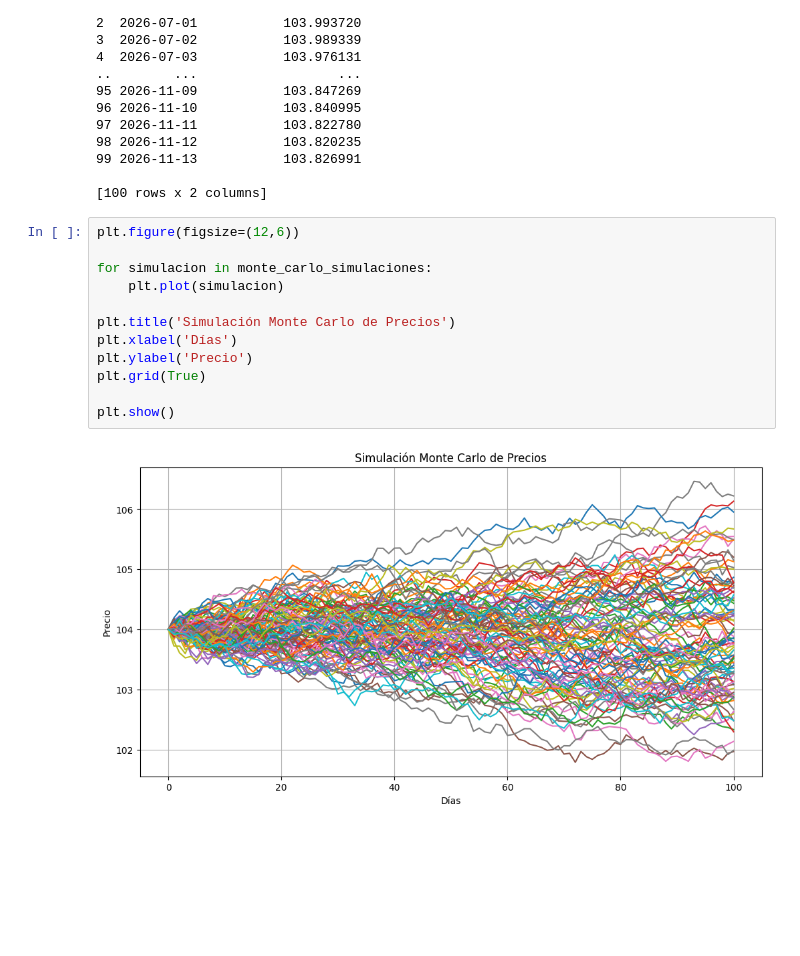
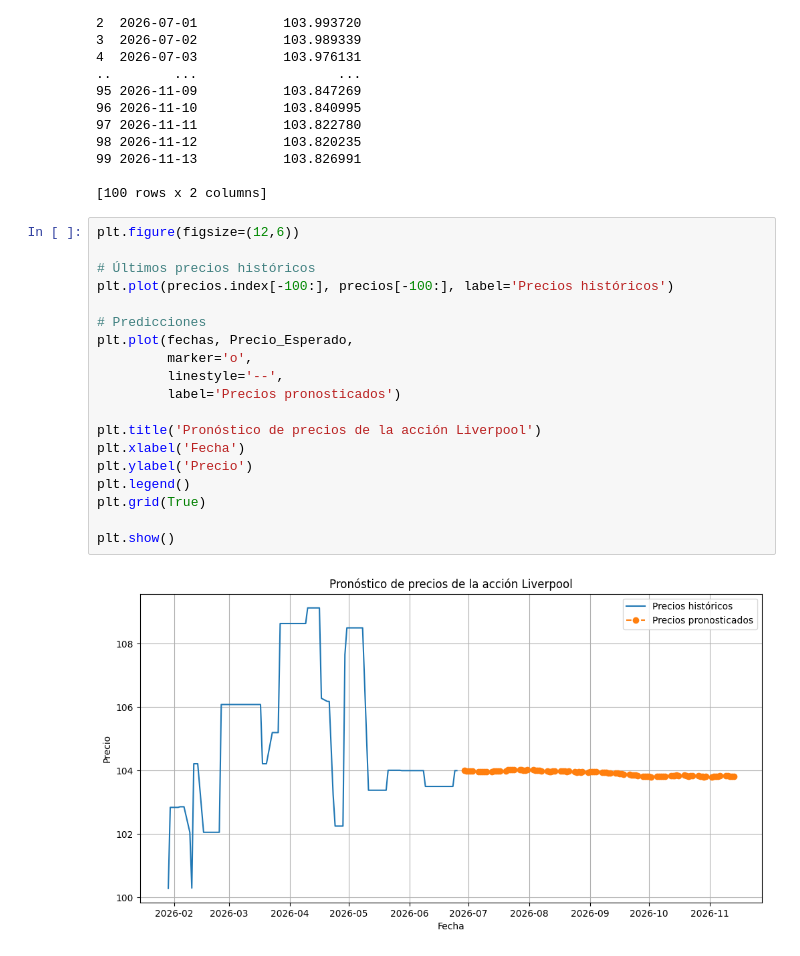
Before and after one commit to MartaPCastillo/Tesis, a Jupyter notebook: Monte_Carlo_Liverpool.ipynb, the cells around one changed output. Cells and saved outputs as stored; diff of their text form; blank space fills up the shorter version.

```diff
--- a/Monte_Carlo_Liverpool.ipynb
+++ b/Monte_Carlo_Liverpool.ipynb
@@ -432,14 +467,21 @@ print(pronostico)
 # %%
 plt.figure(figsize=(12,6))
 
-for simulacion in monte_carlo_simulaciones:
-    plt.plot(simulacion)
+# Últimos precios históricos
+plt.plot(precios.index[-100:], precios[-100:], label='Precios históricos')
 
-plt.title('Simulación Monte Carlo de Precios')
-plt.xlabel('Días')
+# Predicciones
+plt.plot(fechas, Precio_Esperado,
+         marker='o',
+         linestyle='--',
+         label='Precios pronosticados')
+
+plt.title('Pronóstico de precios de la acción Liverpool')
+plt.xlabel('Fecha')
 plt.ylabel('Precio')
+plt.legend()
 plt.grid(True)
 
 plt.show()
 # %% [output]
-[figure, old version]
+[figure, new version]
```
Also changed, not shown: parts of 5 cells of this notebook.
